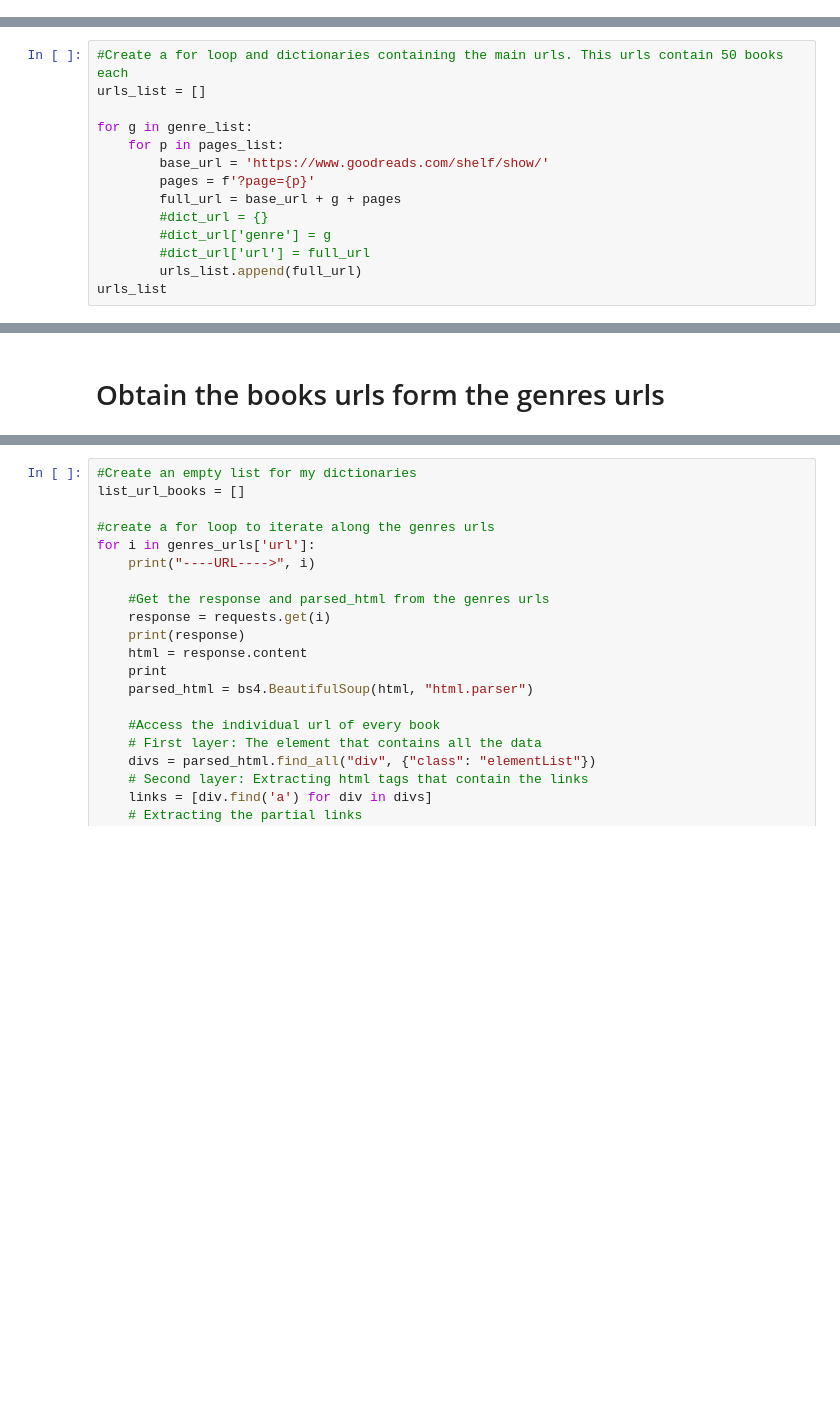
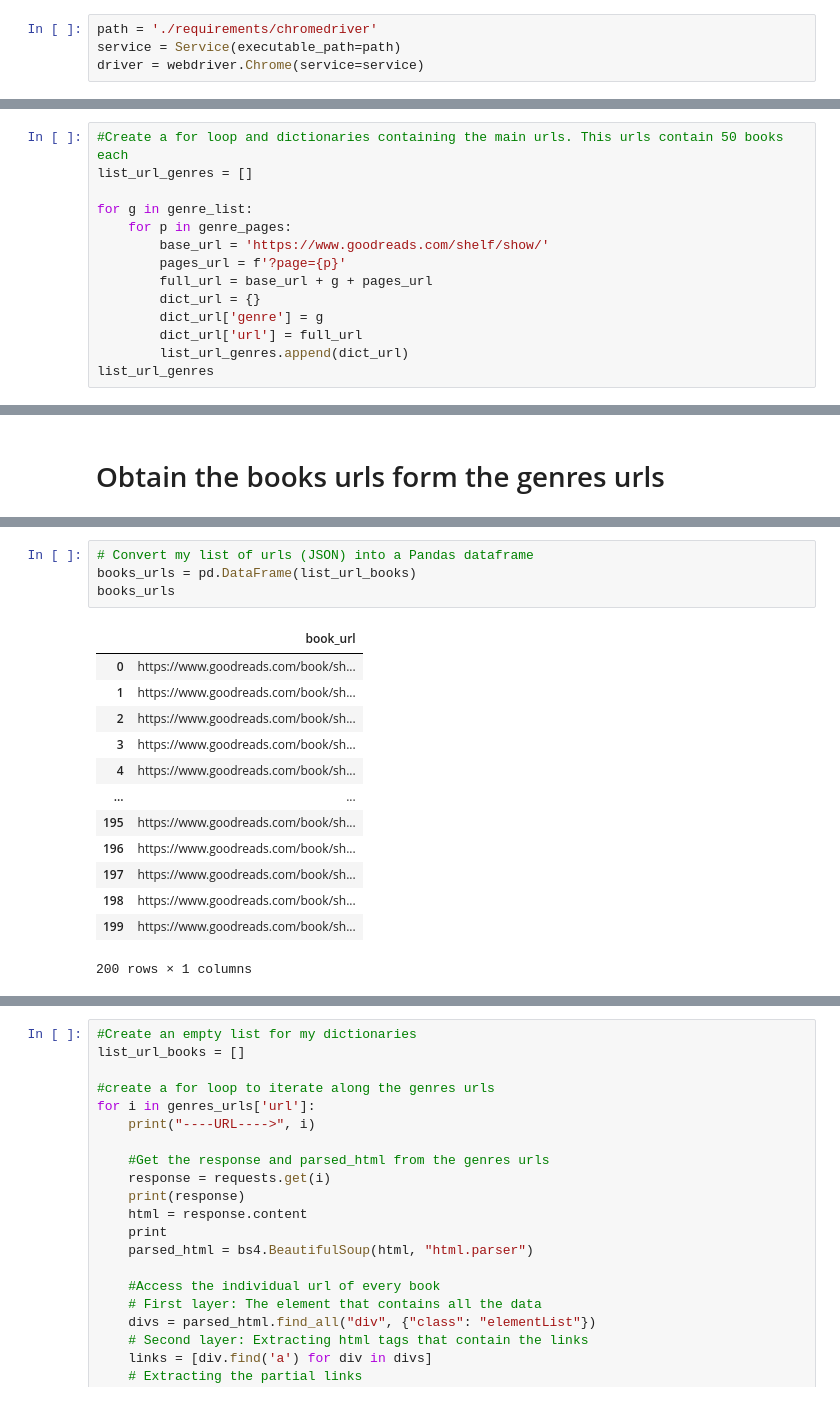
Before and after one commit to MargaMontV/Final-Project-Book-Recommendation, a Jupyter notebook: Goodreads webscraping.ipynb, the cells around one changed output, grey strips where cells are left out. Drawn from its saved outputs; the diff is of its cells as text; blank space fills up the shorter version.

```diff
--- a/Goodreads webscraping.ipynb
+++ b/Goodreads webscraping.ipynb
@@ -9,0 +24,4 @@ from selenium import webdriver
+# %%
+path = './requirements/chromedriver'
+service = Service(executable_path=path)
+driver = webdriver.Chrome(service=service)
@@ -19,14 +60,14 @@ pages_list = ['1', '2']
 # %%
 #Create a for loop and dictionaries containing the main urls. This urls contain 50 books each
-urls_list = []
+list_url_genres = []
 
 for g in genre_list:
-    for p in pages_list:
+    for p in genre_pages:
         base_url = 'https://www.goodreads.com/shelf/show/'
-        pages = f'?page={p}'
-        full_url = base_url + g + pages
-        #dict_url = {}
-        #dict_url['genre'] = g
-        #dict_url['url'] = full_url
-        urls_list.append(full_url)
-urls_list
+        pages_url = f'?page={p}'
+        full_url = base_url + g + pages_url
+        dict_url = {}
+        dict_url['genre'] = g
+        dict_url['url'] = full_url
+        list_url_genres.append(dict_url)
+list_url_genres
@@ -40,0 +108,18 @@ genres_urls
+# %%
+# Convert my list of urls (JSON) into a Pandas dataframe
+books_urls = pd.DataFrame(list_url_books)
+books_urls
+# %% [output]
+|  | book_url |
+| 0 | https://www.goodreads.com/book/sh... |
+| 1 | https://www.goodreads.com/book/sh... |
+| 2 | https://www.goodreads.com/book/sh... |
+| 3 | https://www.goodreads.com/book/sh... |
+| 4 | https://www.goodreads.com/book/sh... |
+| ... | ... |
+| 195 | https://www.goodreads.com/book/sh... |
+| 196 | https://www.goodreads.com/book/sh... |
+| 197 | https://www.goodreads.com/book/sh... |
+| 198 | https://www.goodreads.com/book/sh... |
+| 199 | https://www.goodreads.com/book/sh... |
+200 rows × 1 columns
```
Also changed, not shown: parts of 67 cells of this notebook, 1 other file.
